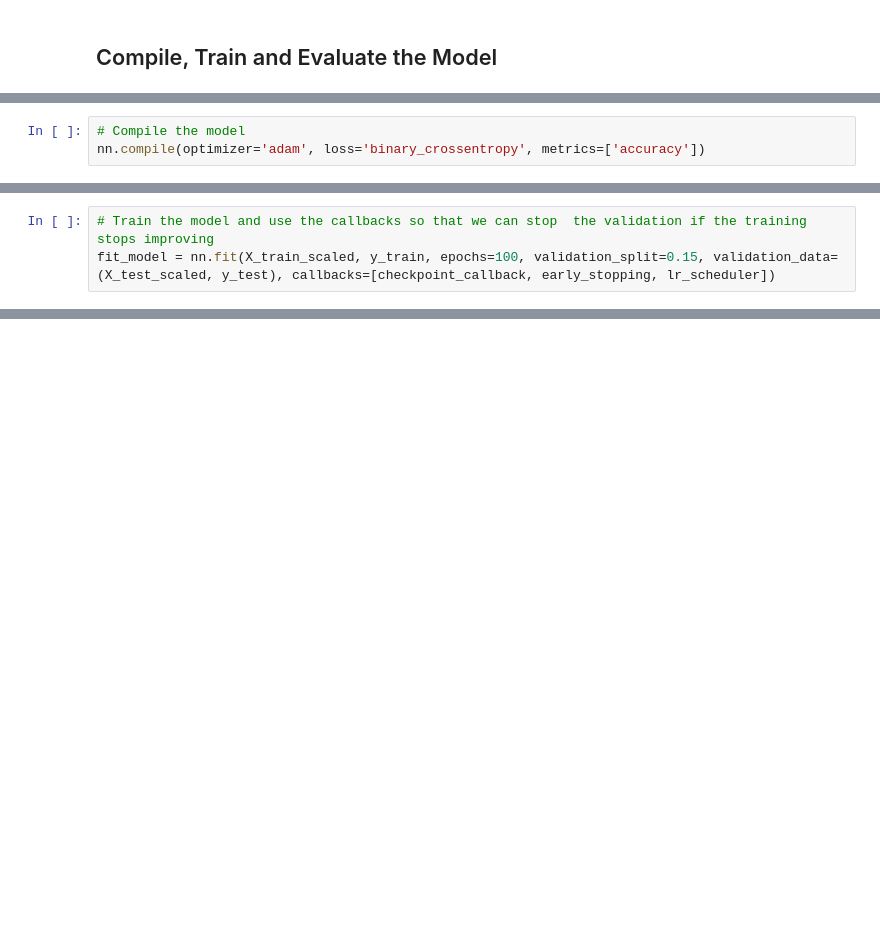
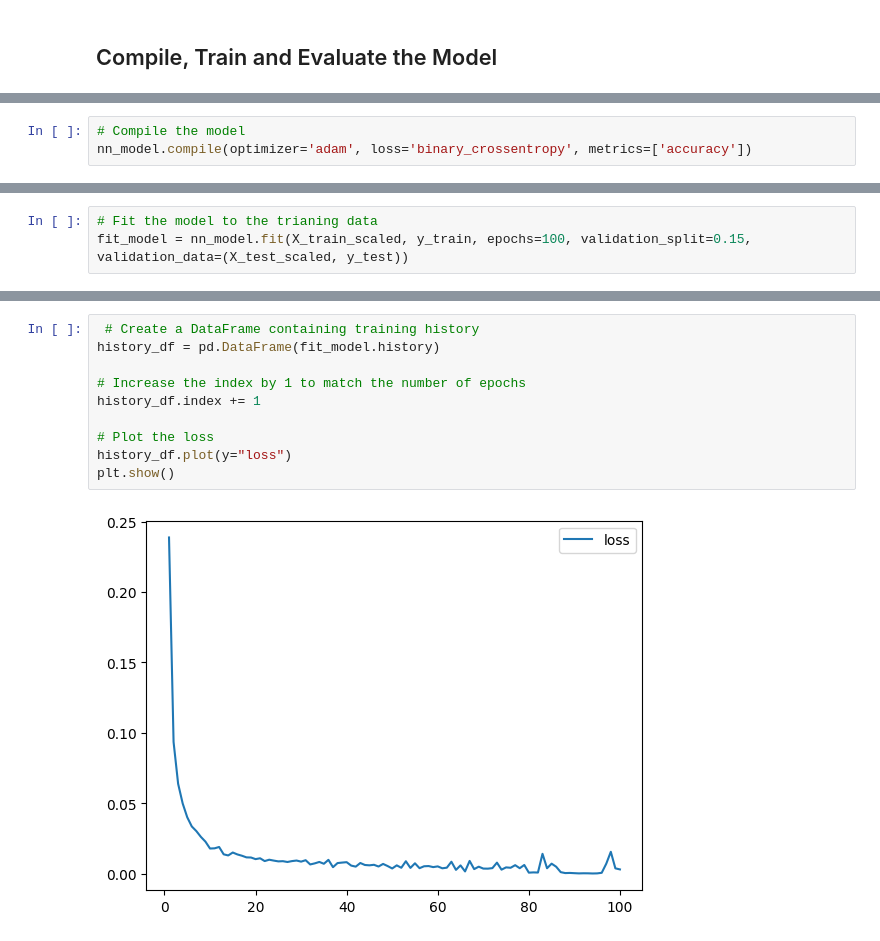
Before and after one commit to vara-co/asteroid-impact-predictions, a Jupyter notebook: Asteroid_Predictions_Colab.ipynb, the cells around one changed output, grey strips where cells are left out. Cells and saved outputs as stored; diff of their text form; blank space fills up the shorter version.

Commit message:
Final NN model

```diff
--- a/Asteroid_Predictions_Colab.ipynb
+++ b/Asteroid_Predictions_Colab.ipynb
@@ -385,4 +371,4 @@ Non-trainable params: 200 (800.00 Byte)
 _________________________________________________________________
 # %%
 # Compile the model
-nn.compile(optimizer='adam', loss='binary_crossentropy', metrics=['accuracy'])
+nn_model.compile(optimizer='adam', loss='binary_crossentropy', metrics=['accuracy'])
@@ -394,5 +375,5 @@ lr_scheduler = LearningRateScheduler(scheduler)
 # %%
-# Train the model and use the callbacks so that we can stop  the validation if the training stops improving
-fit_model = nn.fit(X_train_scaled, y_train, epochs=100, validation_split=0.15, validation_data=(X_test_scaled, y_test), callbacks=[checkpoint_callback, early_stopping, lr_scheduler])
+# Fit the model to the trianing data
+fit_model = nn_model.fit(X_train_scaled, y_train, epochs=100, validation_split=0.15, validation_data=(X_test_scaled, y_test))
 # %% [output]
 Epoch 1/100
@@ -426,0 +414,12 @@ Loss: 0.03702772036194801, Accuracy: 0.9959068894386292
+# %%
+ # Create a DataFrame containing training history
+history_df = pd.DataFrame(fit_model.history)
+
+# Increase the index by 1 to match the number of epochs
+history_df.index += 1
+
+# Plot the loss
+history_df.plot(y="loss")
+plt.show()
+# %% [output]
+[figure, added]
```
Also changed, not shown: parts of 10 cells of this notebook, 1 other file.
